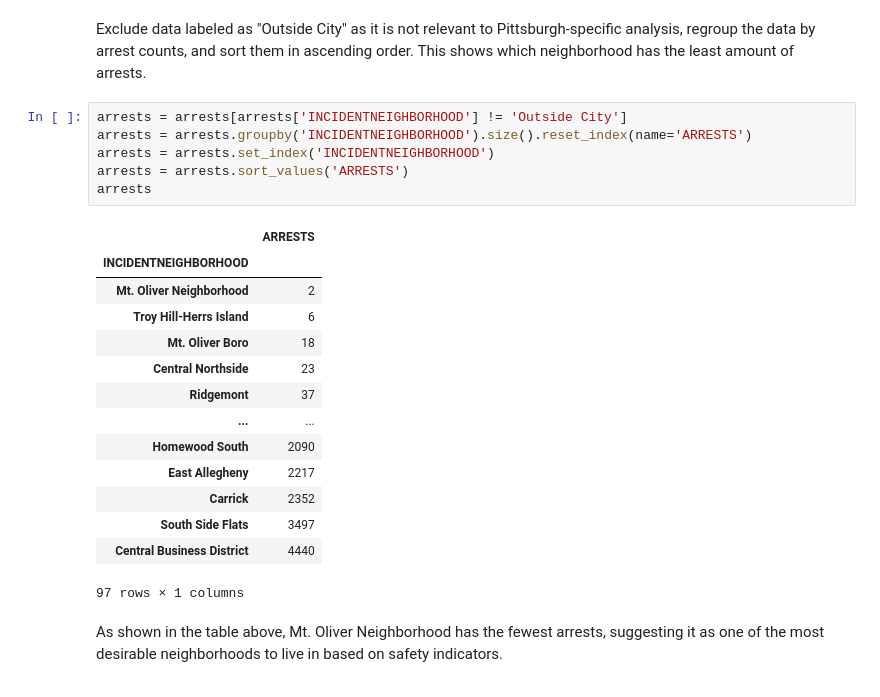
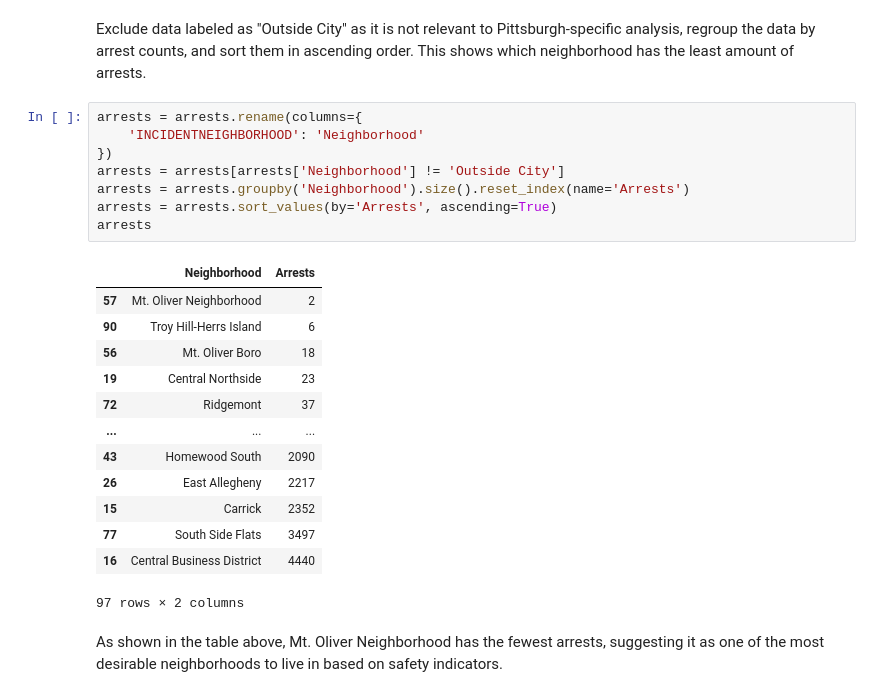
Before and after one commit to stanleytengg/CMPINF0010-Final-Project, a Jupyter notebook: Arrests.ipynb, the cells around one changed output. Saved outputs shown, nothing was run; the diff lists cells and outputs as text.

```diff
--- a/Arrests.ipynb
+++ b/Arrests.ipynb
@@ -23,26 +23,27 @@ arrests.head()
 # %% [markdown]
 Exclude data labeled as "Outside City" as it is not relevant to Pittsburgh-specific analysis, regroup the data by arrest counts, and sort them in ascending order. This shows which neighborhood has the least amount of arrests.
 # %%
-arrests = arrests[arrests['INCIDENTNEIGHBORHOOD'] != 'Outside City']
-arrests = arrests.groupby('INCIDENTNEIGHBORHOOD').size().reset_index(name='ARRESTS')
-arrests = arrests.set_index('INCIDENTNEIGHBORHOOD')
-arrests = arrests.sort_values('ARRESTS')
+arrests = arrests.rename(columns={
+    'INCIDENTNEIGHBORHOOD': 'Neighborhood'
+})
+arrests = arrests[arrests['Neighborhood'] != 'Outside City']
+arrests = arrests.groupby('Neighborhood').size().reset_index(name='Arrests')
+arrests = arrests.sort_values(by='Arrests', ascending=True)
 arrests
 # %% [output]
-|  | ARRESTS |
-| INCIDENTNEIGHBORHOOD |  |
-| Mt. Oliver Neighborhood | 2 |
-| Troy Hill-Herrs Island | 6 |
-| Mt. Oliver Boro | 18 |
-| Central Northside | 23 |
-| Ridgemont | 37 |
-| ... | ... |
-| Homewood South | 2090 |
-| East Allegheny | 2217 |
-| Carrick | 2352 |
-| South Side Flats | 3497 |
-| Central Business District | 4440 |
+|  | Neighborhood | Arrests |
+| 57 | Mt. Oliver Neighborhood | 2 |
+| 90 | Troy Hill-Herrs Island | 6 |
+| 56 | Mt. Oliver Boro | 18 |
+| 19 | Central Northside | 23 |
+| 72 | Ridgemont | 37 |
+| ... | ... | ... |
+| 43 | Homewood South | 2090 |
+| 26 | East Allegheny | 2217 |
+| 15 | Carrick | 2352 |
+| 77 | South Side Flats | 3497 |
+| 16 | Central Business District | 4440 |
-97 rows × 1 columns
+97 rows × 2 columns
 # %% [markdown]
 As shown in the table above, Mt. Oliver Neighborhood has the fewest arrests, suggesting it as one of the most desirable neighborhoods to live in based on safety indicators.
 # %% [markdown]
```
Also changed, not shown: parts of 1 cell of this notebook.
